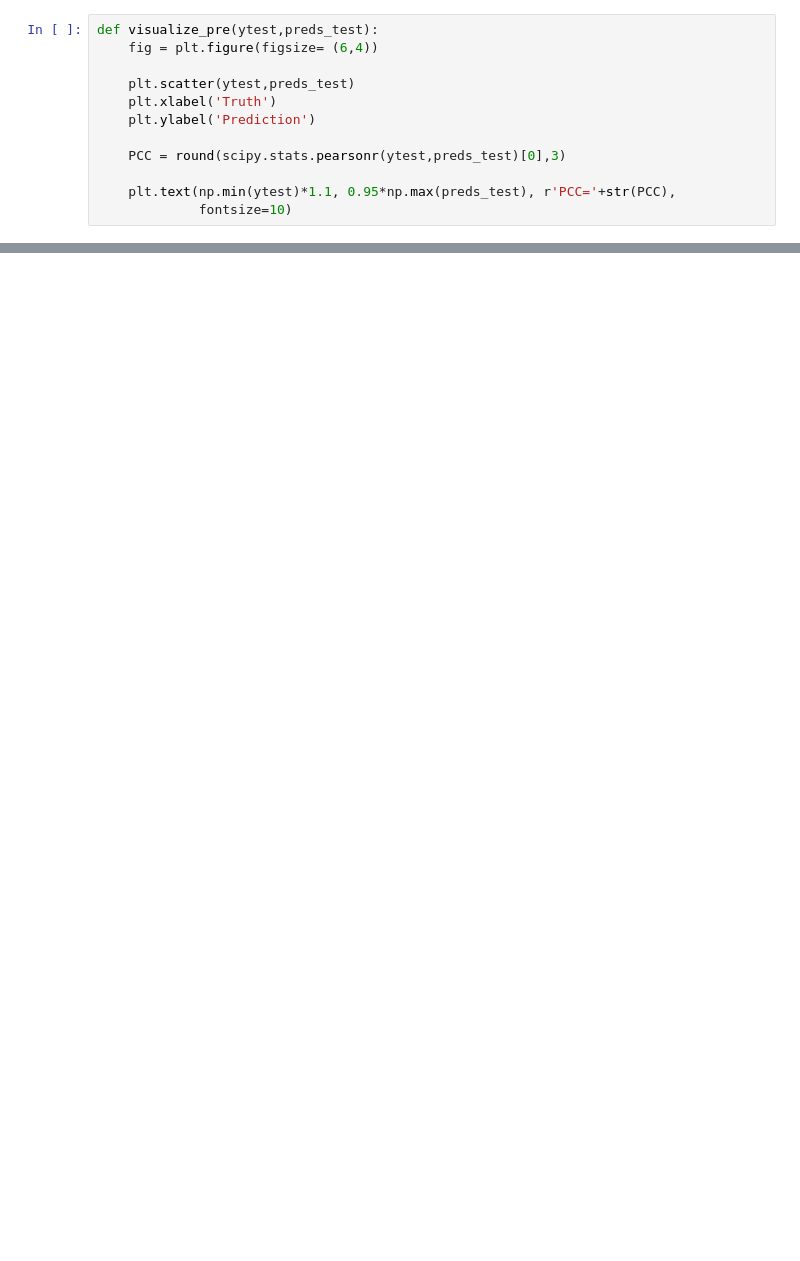
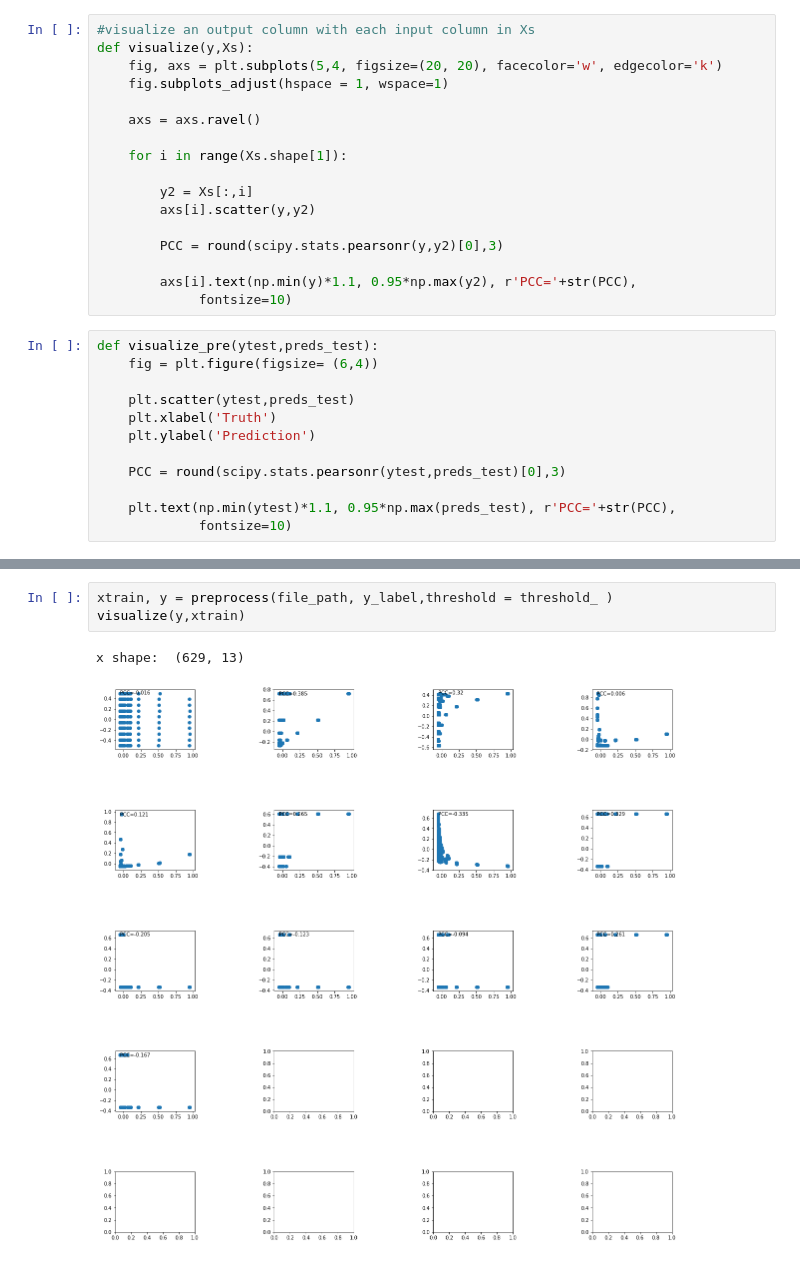
Before and after one commit to wmmxk/Kelvin, a Jupyter notebook: code/Gaussian Process.ipynb, the cells around one changed output, grey strips where cells are left out. Saved outputs shown, nothing was run; the diff lists cells and outputs as text; blank space fills up the shorter version.

```diff
--- a/code/Gaussian Process.ipynb
+++ b/code/Gaussian Process.ipynb
@@ -77,3 +84,20 @@ def cross_val(xtrain,y,xtest):
+# %%
+#visualize an output column with each input column in Xs
+def visualize(y,Xs):
+    fig, axs = plt.subplots(5,4, figsize=(20, 20), facecolor='w', edgecolor='k')
+    fig.subplots_adjust(hspace = 1, wspace=1)
+
+    axs = axs.ravel()
+
+    for i in range(Xs.shape[1]):
+
+        y2 = Xs[:,i]
+        axs[i].scatter(y,y2)
+
+        PCC = round(scipy.stats.pearsonr(y,y2)[0],3)
+
+        axs[i].text(np.min(y)*1.1, 0.95*np.max(y2), r'PCC='+str(PCC),
+             fontsize=10)
 # %%
 def visualize_pre(ytest,preds_test):
     fig = plt.figure(figsize= (6,4))
@@ -124,0 +132,6 @@ plt.text(np.min(y)*1.1, 0.95*np.max(preds_train), r'PCC='+str(PCC),
+# %%
+xtrain, y = preprocess(file_path, y_label,threshold = threshold_ )
+visualize(y,xtrain)
+# %% [output]
+x shape:  (629, 13)
+[figure, added]
```
Also changed, not shown: parts of 8 cells of this notebook, 15 other files.
